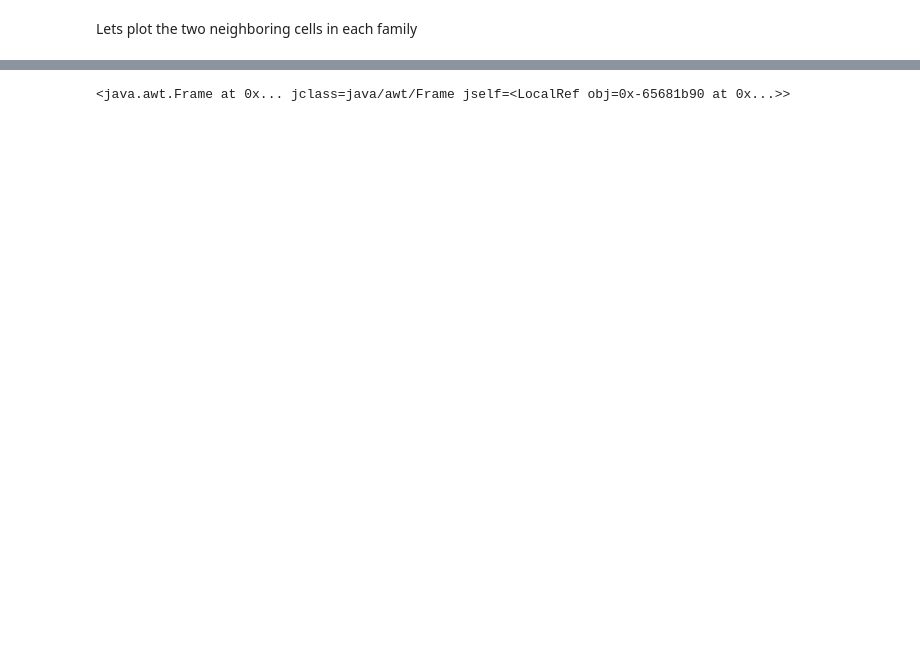
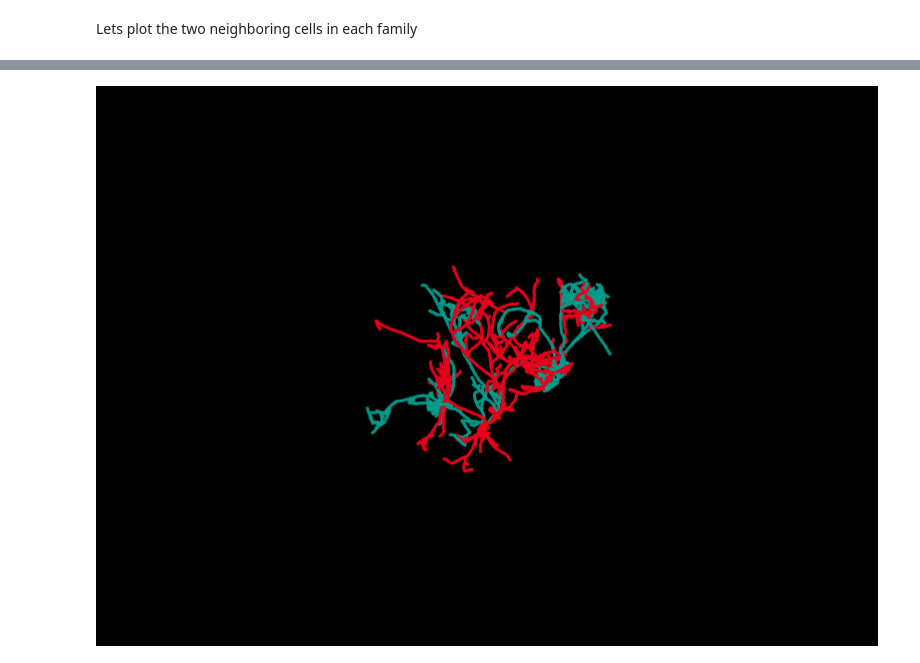
Before and after one commit to fiji/SNT, a Jupyter notebook: notebooks/bottleneck_distance.ipynb, the cells around one changed output, grey strips where cells are left out. Cells and saved outputs as stored; diff of their text form; code cells hidden in the pictures; blank space fills up the shorter version.

```diff
--- a/notebooks/bottleneck_distance.ipynb
+++ b/notebooks/bottleneck_distance.ipynb
@@ -239,8 +144,12 @@ Adjusted Mutual Information: -0.000
 # %%
 compare = [['AA0576', 'AA0012'], ['AA0784', 'AA0278']]
 viewers = get_group_viewers(compare)
-# %%
-viewers[0].show()
-viewers[1].show()
-# %% [output]
-<java.awt.Frame at 0x... jclass=java/awt/Frame jself=<LocalRef obj=0x-65681b90 at 0x...>>
+# %%
+from IPython.display import Image, display
+viewers[0].show()
+snapshot_path = os.getcwd() + '/notebook-snapshots/recViewer-snapshot1.png'
+viewers[0].saveSnapshot(snapshot_path)
+# To embed the snapshot in this notebook
+display(Image(filename=snapshot_path))
+# %% [output]
+[figure, added]
```
Also changed, not shown: parts of 9 cells of this notebook, 1 other file.
